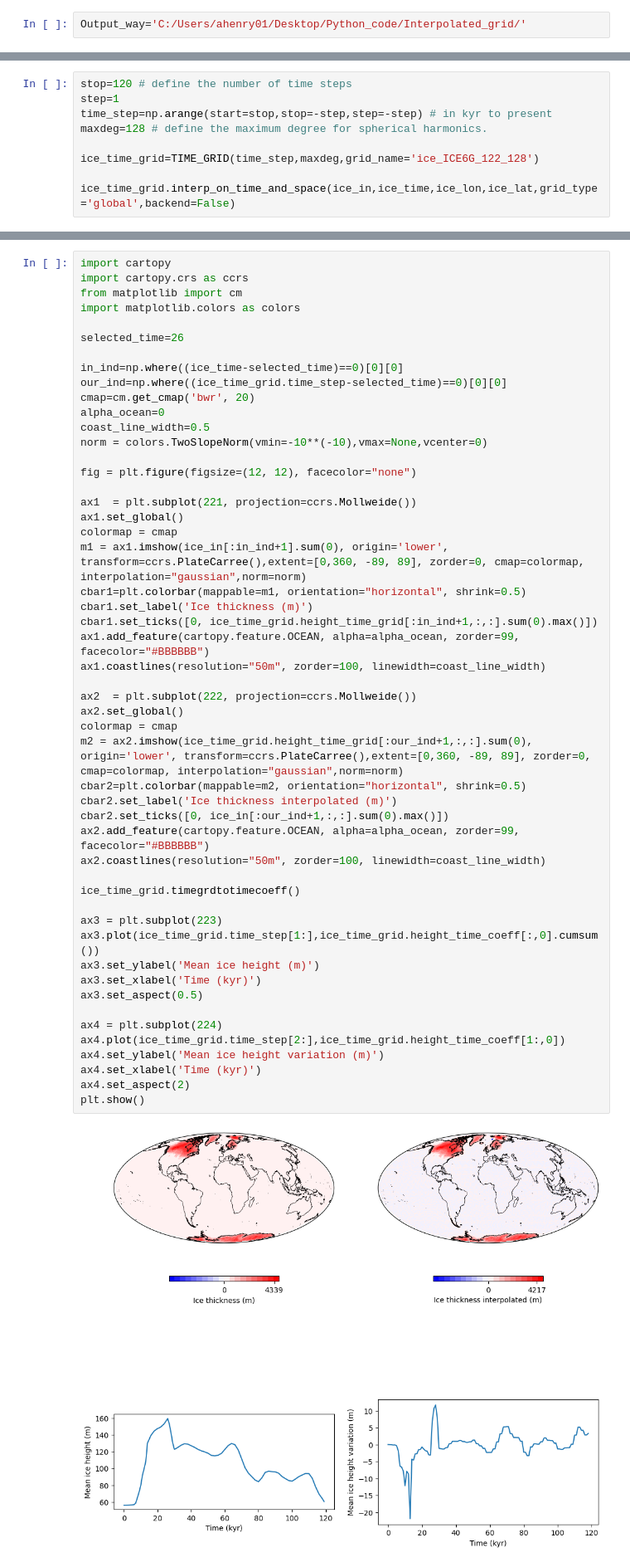
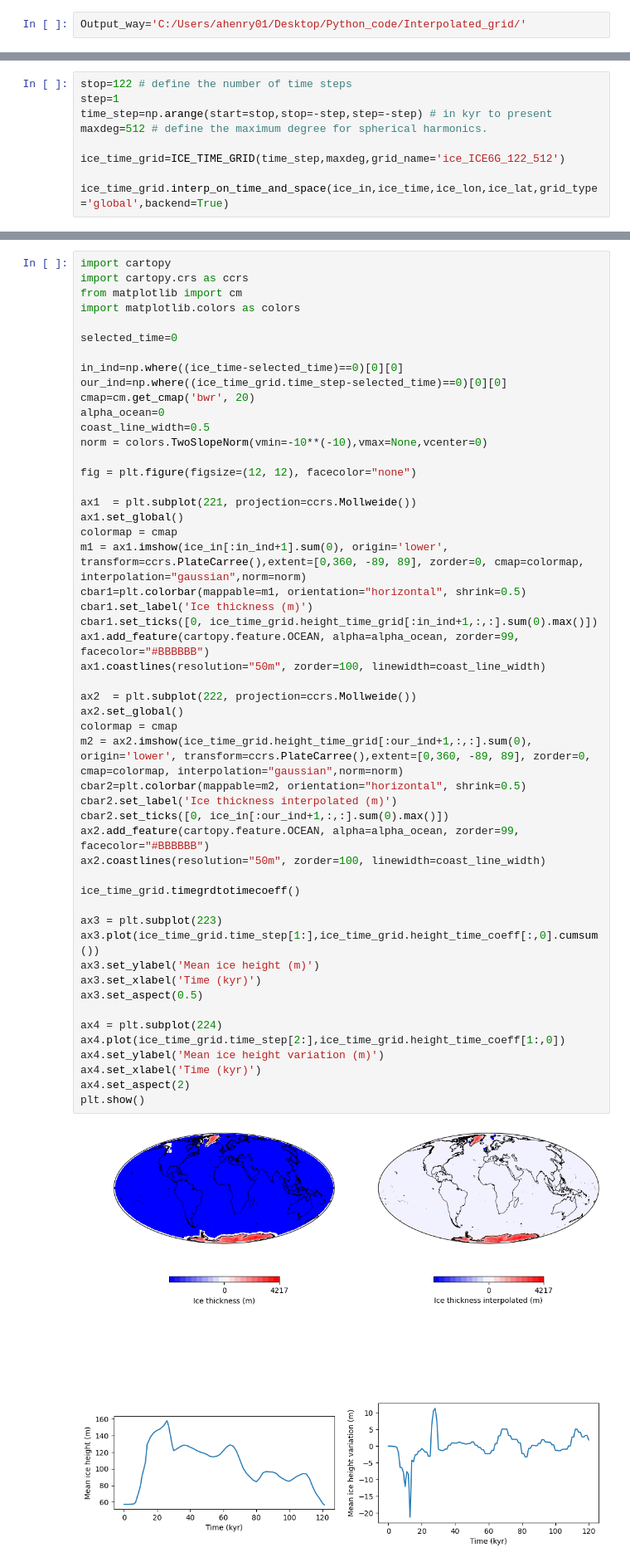
Before and after one commit to AHenryLarroze/Py_SL_C0de, a Jupyter notebook: src/Loading_ice_and_sediment.ipynb, the cells around one changed output, grey strips where cells are left out. Shown at 83% size. Cells and saved outputs as stored; diff of their text form.

```diff
--- a/src/Loading_ice_and_sediment.ipynb
+++ b/src/Loading_ice_and_sediment.ipynb
@@ -24,12 +24,12 @@ ice_0=ice_in.T[0,:,:].copy()
 ice_in=np.diff(ice_in.T,axis=0)
 ice_in=np.concatenate((np.expand_dims(ice_0,axis=0),ice_in),axis=0)
 # %%
-stop=120 # define the number of time steps
+stop=122 # define the number of time steps
 step=1
 time_step=np.arange(start=stop,stop=-step,step=-step) # in kyr to present
-maxdeg=128 # define the maximum degree for spherical harmonics.
+maxdeg=512 # define the maximum degree for spherical harmonics.
 
-ice_time_grid=TIME_GRID(time_step,maxdeg,grid_name='ice_ICE6G_122_128')
+ice_time_grid=ICE_TIME_GRID(time_step,maxdeg,grid_name='ice_ICE6G_122_512')
 
-ice_time_grid.interp_on_time_and_space(ice_in,ice_time,ice_lon,ice_lat,grid_type='global',backend=False)
+ice_time_grid.interp_on_time_and_space(ice_in,ice_time,ice_lon,ice_lat,grid_type='global',backend=True)
 # %% [output]
@@ -40,7 +56,7 @@ import cartopy.crs as ccrs
 from matplotlib import cm
 import matplotlib.colors as colors
 
-selected_time=26
+selected_time=0
 
 in_ind=np.where((ice_time-selected_time)==0)[0][0]
 our_ind=np.where((ice_time_grid.time_step-selected_time)==0)[0][0]
@@ -59,34 +75,34 @@ cbar1=plt.colorbar(mappable=m1, orientation="horizontal", shrink=0.5)
 cbar1.set_label('Ice thickness (m)')
 cbar1.set_ticks([0, ice_time_grid.height_time_grid[:in_ind+1,:,:].sum(0).max()])
 ax1.add_feature(cartopy.feature.OCEAN, alpha=alpha_ocean, zorder=99, facecolor="#BBBBBB")
 ax1.coastlines(resolution="50m", zorder=100, linewidth=coast_line_width)
 
 ax2  = plt.subplot(222, projection=ccrs.Mollweide())
 ax2.set_global()
 colormap = cmap
 m2 = ax2.imshow(ice_time_grid.height_time_grid[:our_ind+1,:,:].sum(0), origin='lower', transform=ccrs.PlateCarree(),extent=[0,360, -89, 89], zorder=0, cmap=colormap, interpolation="gaussian",norm=norm)
 cbar2=plt.colorbar(mappable=m2, orientation="horizontal", shrink=0.5)
 cbar2.set_label('Ice thickness interpolated (m)')
 cbar2.set_ticks([0, ice_in[:our_ind+1,:,:].sum(0).max()])
 ax2.add_feature(cartopy.feature.OCEAN, alpha=alpha_ocean, zorder=99, facecolor="#BBBBBB")
 ax2.coastlines(resolution="50m", zorder=100, linewidth=coast_line_width)
 
 ice_time_grid.timegrdtotimecoeff()
 
 ax3 = plt.subplot(223)
 ax3.plot(ice_time_grid.time_step[1:],ice_time_grid.height_time_coeff[:,0].cumsum())
 ax3.set_ylabel('Mean ice height (m)')
 ax3.set_xlabel('Time (kyr)')
 ax3.set_aspect(0.5)
 
 ax4 = plt.subplot(224)
 ax4.plot(ice_time_grid.time_step[2:],ice_time_grid.height_time_coeff[1:,0])
 ax4.set_ylabel('Mean ice height variation (m)')
 ax4.set_xlabel('Time (kyr)')
 ax4.set_aspect(2)
 plt.show()
 # %% [output]
-[figure, old version]
+[figure, new version]
 # %%
 fig.savefig(Output_way+'ICE/MAP/interpolation_'+ice_time_grid.time_grid_name+'.pdf')
 ice_time_grid.save(save_way=Output_way+'ICE')
```
Also changed, not shown: parts of 14 cells of this notebook, 13 other files.
